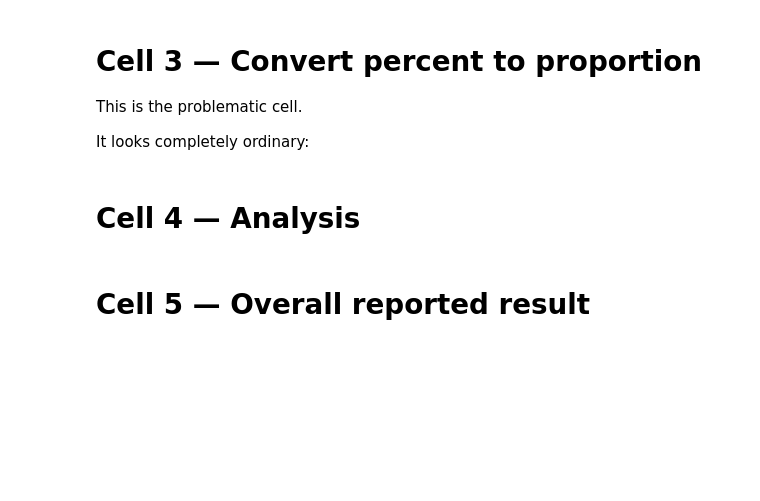
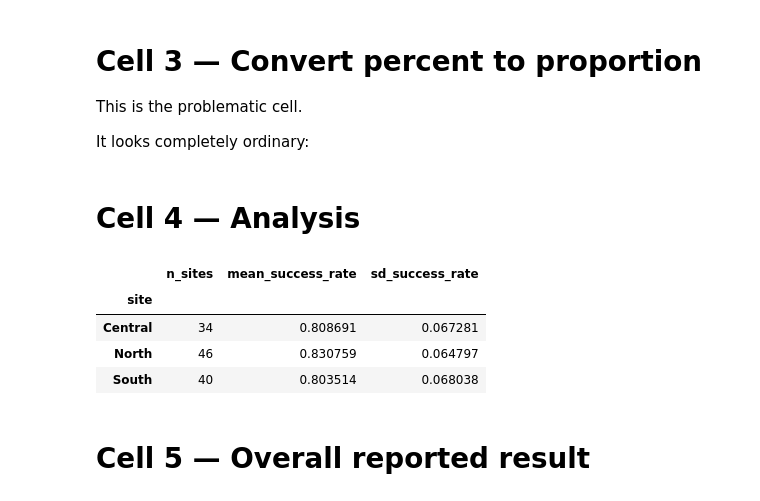
Before and after one commit to benjaminmlucas/ANewRepoForTodaysClass, a Jupyter notebook: notebooks/analysis_notebook_ERROR.ipynb, the cells around one changed output. Cells and saved outputs as stored; diff of their text form; code cells hidden in the pictures; blank space fills up the shorter version.

```diff
--- a/notebooks/analysis_notebook_ERROR.ipynb
+++ b/notebooks/analysis_notebook_ERROR.ipynb
@@ -70,15 +88,21 @@ df["success_rate"].head()
 # Cell 4 — Analysis
 # %%
 summary = (
-    df.groupby("site")
+    prop_data.groupby("site")
       .agg(
           n_sites=("success_rate", "size"),
           mean_success_rate=("success_rate", "mean"),
           sd_success_rate=("success_rate", "std")
       )
 )
 
 summary
+# %% [output]
+|  | n_sites | mean_success_rate | sd_success_rate |
+| site |  |  |  |
+| Central | 34 | 0.808691 | 0.067281 |
+| North | 46 | 0.830759 | 0.064797 |
+| South | 40 | 0.803514 | 0.068038 |
 # %% [markdown]
 # Cell 5 — Overall reported result
 # %%
```
Also changed, not shown: parts of 5 cells of this notebook, 18 other files.
